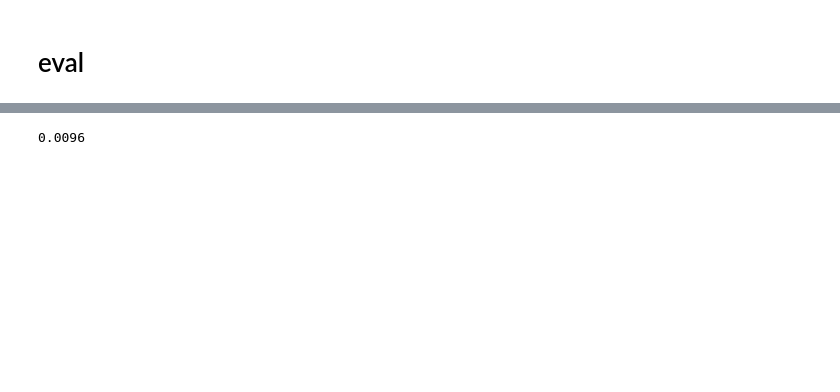
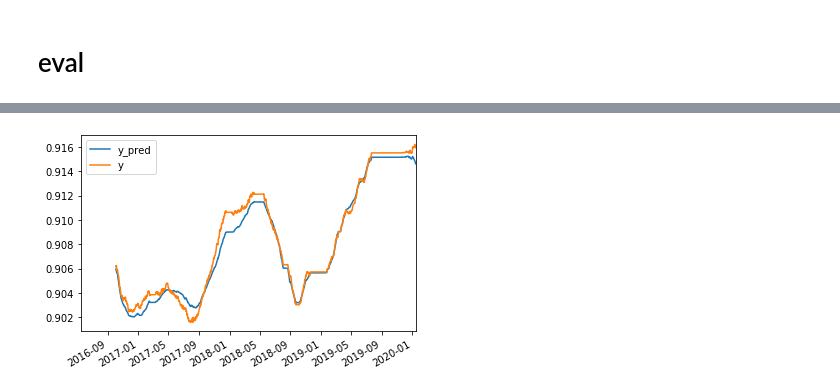
Before and after one commit to skywalker0803r/pa, a Jupyter notebook: cnn-time-stack.ipynb, the cells around one changed output, grey strips where cells are left out. Cells and saved outputs as stored; diff of their text form; code cells hidden in the pictures; blank space fills up the shorter version.

```diff
--- a/cnn-time-stack.ipynb
+++ b/cnn-time-stack.ipynb
@@ -215,5 +214,13 @@ print(round(mean_squared_error(y_test,y_pred),4))
 0.0001
-# %%
-print(round(df['target'].std(),4))
-# %% [output]
-0.0096
+# %%
+y_pred = pd.Series(y_pred,index=y_test.index,name='y_pred')
+# %%
+y_pred = y_pred.sort_index()
+y_test = y_test.sort_index()
+# %%
+y_pred.rolling(6*24*15).mean().plot()
+y_test.rolling(6*24*15).mean().plot()
+plt.legend()
+plt.show()
+# %% [output]
+[figure, added]
```
Also changed, not shown: parts of 11 cells of this notebook.
